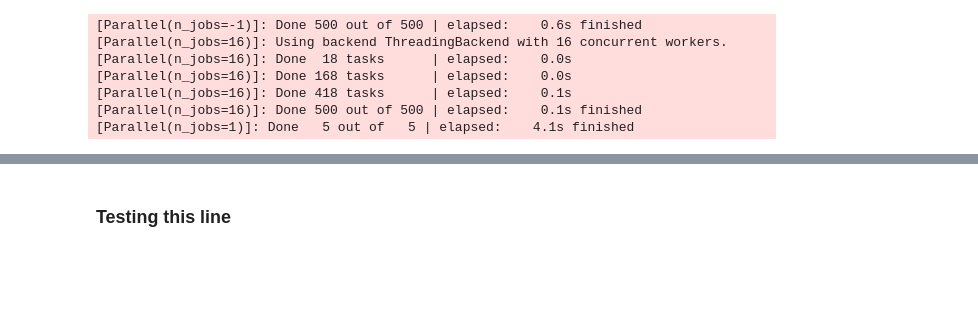
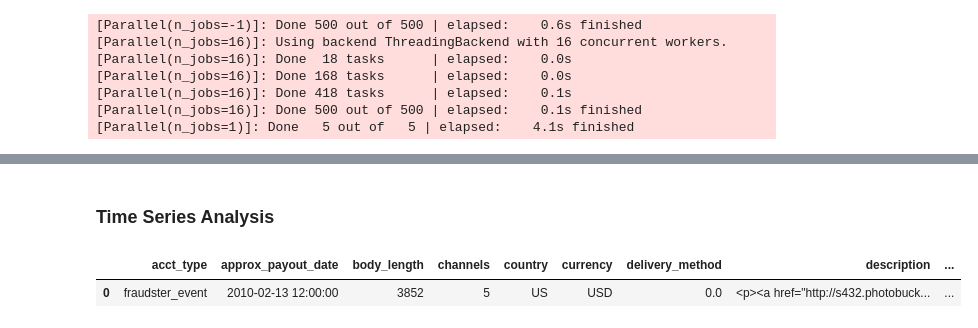
Before and after one commit to gverploeg/Fraud_Detection-, a Jupyter notebook: Sanchez_notebook.ipynb, the cells around one changed output, grey strips where cells are left out. Cells and saved outputs as stored; diff of their text form; code cells hidden in the pictures; blank space fills up the shorter version.

```diff
--- a/Sanchez_notebook.ipynb
+++ b/Sanchez_notebook.ipynb
@@ -31,3 +35,28 @@ data['venue_state'] = data['venue_state'].apply(replace)
+# %%
+data['user_created'] = pd.to_datetime(data['user_created'], unit='s')
+data['approx_payout_date'] = pd.to_datetime(data['approx_payout_date'], unit = 's')
+data['event_created'] = pd.to_datetime(data['event_created'], unit='s')
+data['event_end']= pd.to_datetime(data['event_end'], unit='s')
+data['event_published'] = pd.to_datetime(data['event_published'], unit='s')
+data['event_start'] = pd.to_datetime(data['event_start'], unit='s')
+data['time_diff'] = data['event_end'] - data['event_start']
+data['time_diff_days'] = data['time_diff'].dt.days
+data['time_diff_seconds'] = data['time_diff'].dt.total_seconds()
+# %%
+data['year'] = data['approx_payout_date'].dt.year
+data['month'] = data['approx_payout_date'].dt.month
+data['day'] = data['approx_payout_date'].dt.day
+data['hour'] = data['approx_payout_date'].dt.hour
+data['minute'] = data['approx_payout_date'].dt.minute
+data['dayofyear'] = data['approx_payout_date'].dt.dayofyear
+data['weekofyear'] = data['approx_payout_date'].dt.weekofyear
+data['week'] = data['approx_payout_date'].dt.week
+data['dayofweek'] = data['approx_payout_date'].dt.dayofweek
+data['quarter'] = data['approx_payout_date'].dt.quarter
+data['is_month_start'] = data['approx_payout_date'].dt.is_month_start
+data['is_month_end'] = data['approx_payout_date'].dt.is_month_end
+data['is_quarter_start'] = data['approx_payout_date'].dt.is_quarter_start
+data['is_quarter_end'] = data['approx_payout_date'].dt.is_quarter_end
 # %% [markdown]
 ### Separate datasets into fraud and non-fraud for some visual EDA
 # %%
@@ -228,2 +212,2 @@ Name: approx_payout_date, Length: 1293, dtype: datetime64[ns]
-# %% [markdown]
-### Testing this line
+# %% [markdown]
+### Time Series Analysis
@@ -229,0 +224,5 @@ Name: approx_payout_date, Length: 1293, dtype: datetime64[ns]
+# %%
+data.head(1)
+# %% [output]
+|  | acct_type | approx_payout_date | body_length | channels | country | currency | delivery_method | description | ... |
+| 0 | fraudster_event | 2010-02-13 12:00:00 | 3852 | 5 | US | USD | 0.0 | <p><a href="http://s432.photobuck... | ... |
```
Also changed, not shown: parts of 52 cells of this notebook, 2 other files.
